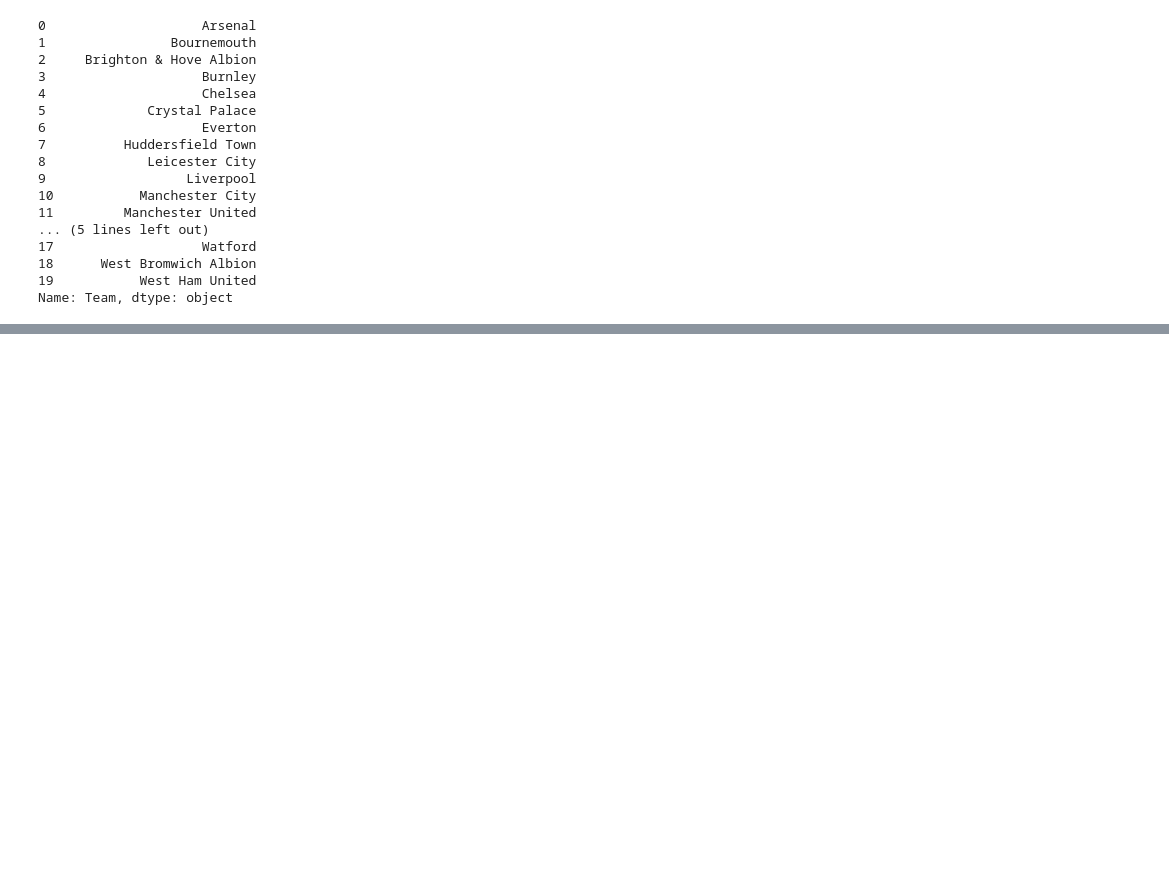
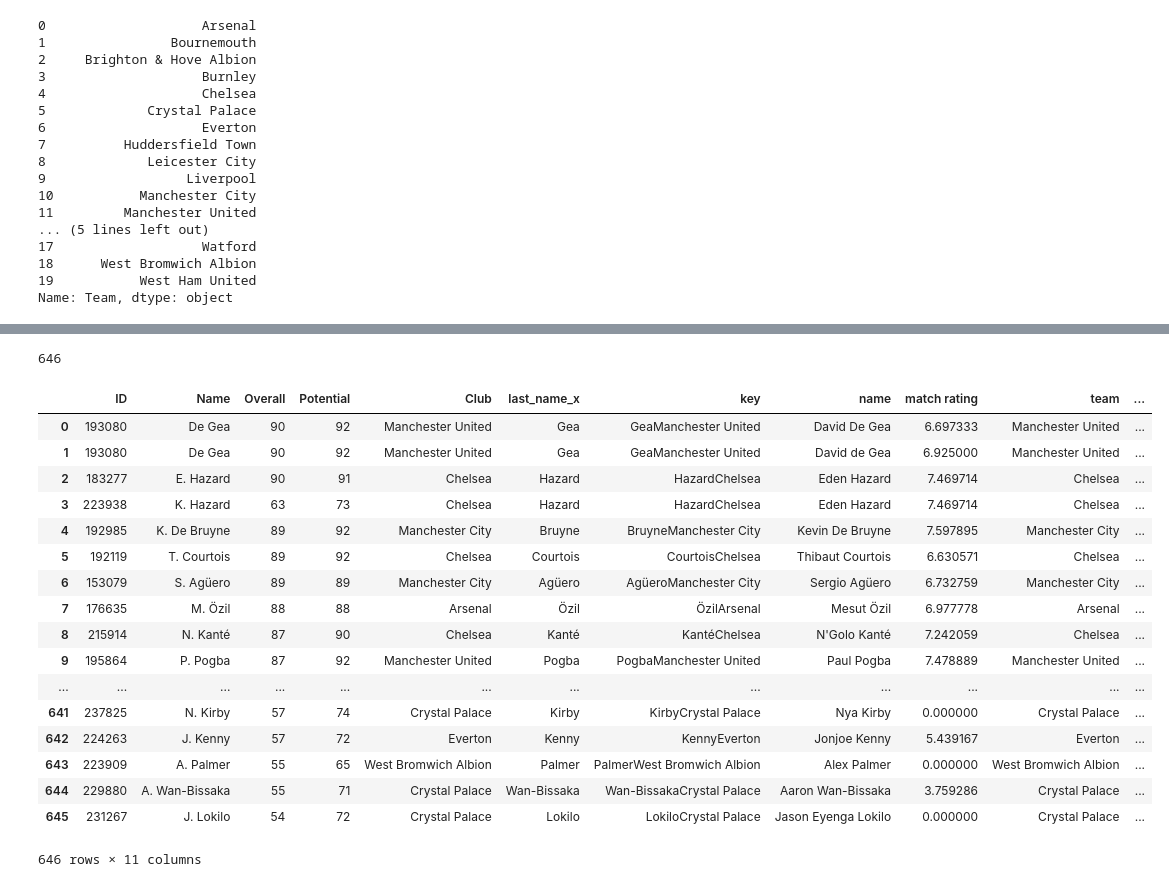
Before and after one commit to Cesar312/Project-ETL, a Jupyter notebook: ETL_final_notebook.ipynb, the cells around one changed output, grey strips where cells are left out. Saved outputs shown, nothing was run; the diff lists cells and outputs as text; code cells hidden in the pictures; blank space fills up the shorter version.

Commit message:
merged FIFA and EPL dataframes

```diff
--- a/ETL_final_notebook.ipynb
+++ b/ETL_final_notebook.ipynb
@@ -129,0 +156,3 @@ KeyError: False
+# %%
+# create a unique key for the FIFA game data
+epl_players['key'] = epl_players['last_name'] + epl_players['Club']
@@ -129,0 +173,8 @@ KeyError: False
+# %%
+# splitting the EPL .json data by last name
+
+new2 = match_ratings_club['name'].str.rsplit(" ", n = 1, expand = True)
+match_ratings_club['last_name'] = new2[1]
+# %%
+# create a unique key for the EPL .json data
+match_ratings_club['key'] = match_ratings_club['last_name'] + match_ratings_club['team']
@@ -129,0 +190,27 @@ KeyError: False
+# %%
+merged_df = pd.merge(epl_players, match_ratings_club, on='key',how='inner')
+# %%
+len(merged_df)
+# %% [output]
+646
+# %%
+merged_df
+# %% [output]
+|  | ID | Name | Overall | Potential | Club | last_name_x | key | name | match rating | team | ... |
+| 0 | 193080 | De Gea | 90 | 92 | Manchester United | Gea | GeaManchester United | David De Gea | 6.697333 | Manchester United | ... |
+| 1 | 193080 | De Gea | 90 | 92 | Manchester United | Gea | GeaManchester United | David de Gea | 6.925000 | Manchester United | ... |
+| 2 | 183277 | E. Hazard | 90 | 91 | Chelsea | Hazard | HazardChelsea | Eden Hazard | 7.469714 | Chelsea | ... |
+| 3 | 223938 | K. Hazard | 63 | 73 | Chelsea | Hazard | HazardChelsea | Eden Hazard | 7.469714 | Chelsea | ... |
+| 4 | 192985 | K. De Bruyne | 89 | 92 | Manchester City | Bruyne | BruyneManchester City | Kevin De Bruyne | 7.597895 | Manchester City | ... |
+| 5 | 192119 | T. Courtois | 89 | 92 | Chelsea | Courtois | CourtoisChelsea | Thibaut Courtois | 6.630571 | Chelsea | ... |
+| 6 | 153079 | S. Agüero | 89 | 89 | Manchester City | Agüero | AgüeroManchester City | Sergio Agüero | 6.732759 | Manchester City | ... |
+| 7 | 176635 | M. Özil | 88 | 88 | Arsenal | Özil | ÖzilArsenal | Mesut Özil | 6.977778 | Arsenal | ... |
+| 8 | 215914 | N. Kanté | 87 | 90 | Chelsea | Kanté | KantéChelsea | N'Golo Kanté | 7.242059 | Chelsea | ... |
+| 9 | 195864 | P. Pogba | 87 | 92 | Manchester United | Pogba | PogbaManchester United | Paul Pogba | 7.478889 | Manchester United | ... |
+| ... | ... | ... | ... | ... | ... | ... | ... | ... | ... | ... | ... |
+| 641 | 237825 | N. Kirby | 57 | 74 | Crystal Palace | Kirby | KirbyCrystal Palace | Nya Kirby | 0.000000 | Crystal Palace | ... |
+| 642 | 224263 | J. Kenny | 57 | 72 | Everton | Kenny | KennyEverton | Jonjoe Kenny | 5.439167 | Everton | ... |
+| 643 | 223909 | A. Palmer | 55 | 65 | West Bromwich Albion | Palmer | PalmerWest Bromwich Albion | Alex Palmer | 0.000000 | West Bromwich Albion | ... |
+| 644 | 229880 | A. Wan-Bissaka | 55 | 71 | Crystal Palace | Wan-Bissaka | Wan-BissakaCrystal Palace | Aaron Wan-Bissaka | 3.759286 | Crystal Palace | ... |
+| 645 | 231267 | J. Lokilo | 54 | 72 | Crystal Palace | Lokilo | LokiloCrystal Palace | Jason Eyenga Lokilo | 0.000000 | Crystal Palace | ... |
+646 rows × 11 columns
```
Also changed, not shown: parts of 21 cells of this notebook.
